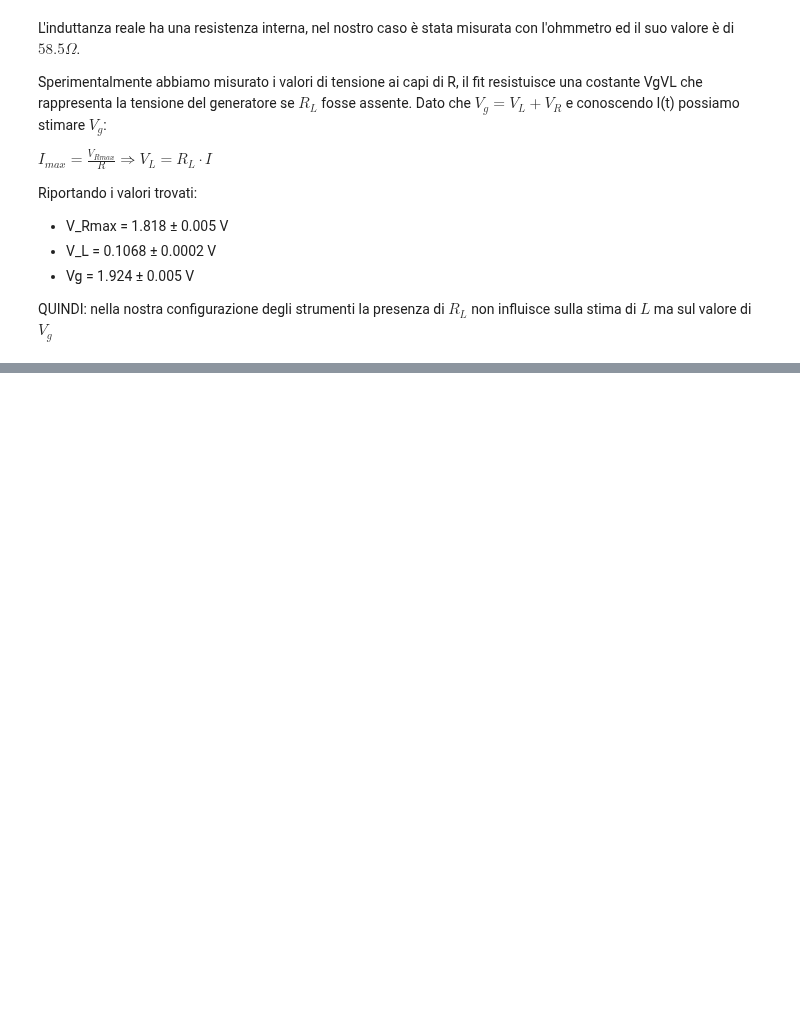
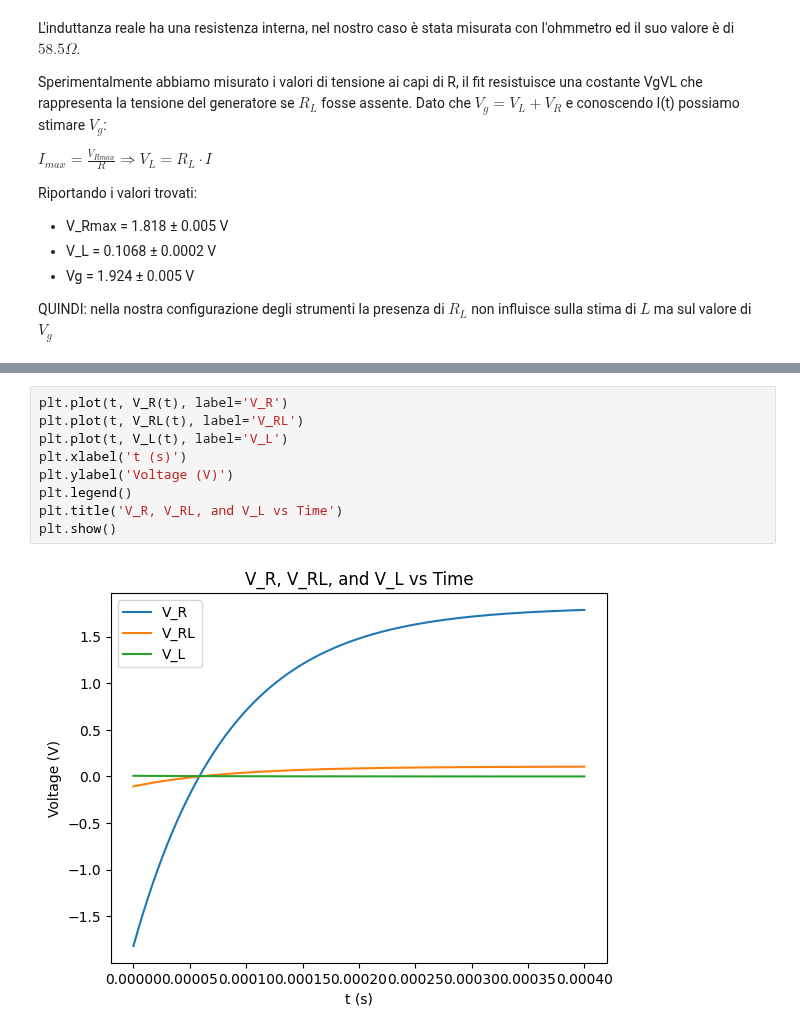
Before and after one commit to CarminatiGiovanni/LaboratorioFisica2, a Jupyter notebook: 20240321circuiti2/RL.ipynb, the cells around one changed output, grey strips where cells are left out. Drawn from its saved outputs; the diff is of its cells as text; blank space fills up the shorter version.

```diff
--- a/20240321circuiti2/RL.ipynb
+++ b/20240321circuiti2/RL.ipynb
@@ -118,0 +188,11 @@ QUINDI: nella nostra configurazione degli strumenti la presenza di $R_L$ non inf
+# %%
+plt.plot(t, V_R(t), label='V_R')
+plt.plot(t, V_RL(t), label='V_RL')
+plt.plot(t, V_L(t), label='V_L')
+plt.xlabel('t (s)')
+plt.ylabel('Voltage (V)')
+plt.legend()
+plt.title('V_R, V_RL, and V_L vs Time')
+plt.show()
+# %% [output]
+[figure, added]
```
Also changed, not shown: parts of 3 cells of this notebook, 1 other file.
